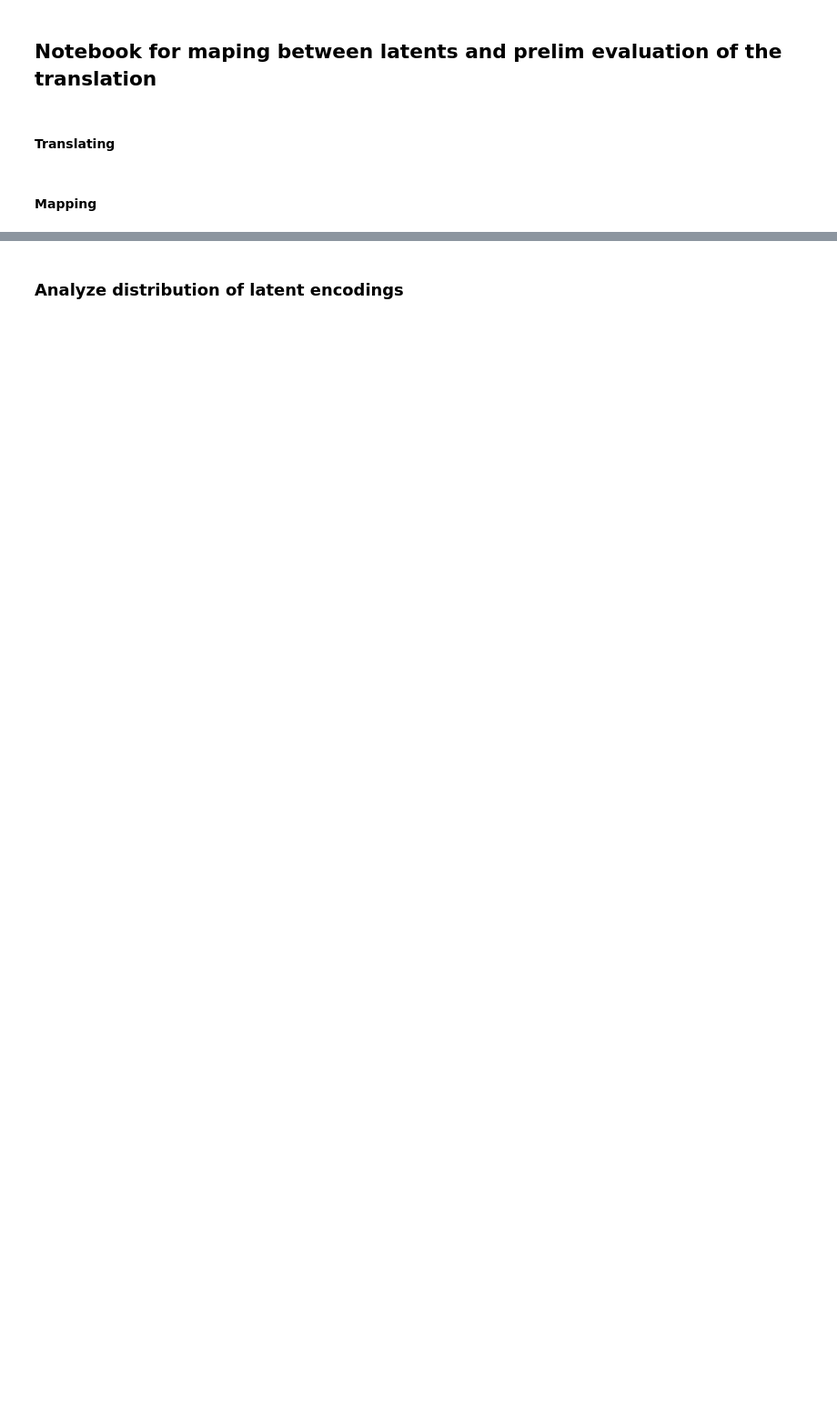
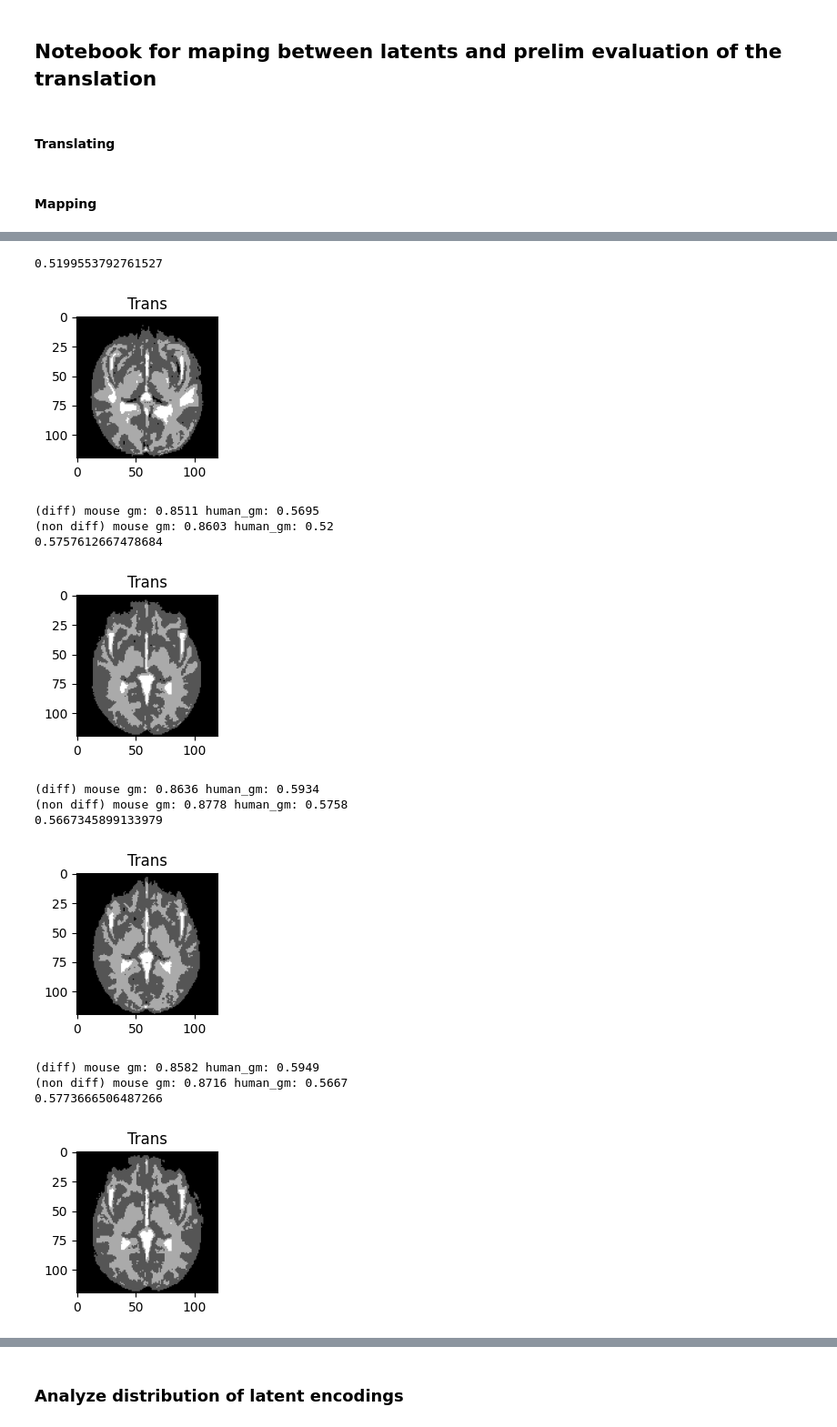
Before and after one commit to jessicabohm/UNIT, a Jupyter notebook: map_latents.ipynb, the cells around one changed output, grey strips where cells are left out. Shown at 91% size. Cells and saved outputs as stored; diff of their text form; code cells hidden in the pictures; blank space fills up the shorter version.

```diff
--- a/map_latents.ipynb
+++ b/map_latents.ipynb
@@ -362,0 +953,15 @@ plot_img(trans_map_img, slice_idx, "Trans (map) -s" + str(slice_idx))
+# %%
+# 2D
+import pickle
+# load pca and scaler
+with open("./pca/2d_pca_100_mouse.pkl", 'rb') as f:
+    pca_mouse = pickle.load(f)
+
+with open("./pca/2d_scaler_100_mouse.pkl", 'rb') as f:
+    scaler_mouse = pickle.load(f)
+
+with open("./pca/2d_pca_100_human.pkl", 'rb') as f:
+    pca_human = pickle.load(f)
+
+with open("./pca/2d_scaler_100_human.pkl", 'rb') as f:
+    scaler_human = pickle.load(f)
@@ -362,0 +1154,63 @@ plot_img(trans_map_img, slice_idx, "Trans (map) -s" + str(slice_idx))
+# %%
+mouse_ratios_means, mouse_ratios_stds = dataset.get_mouse_mean_and_std()
+folder = "./datasets/2d_larger/mouse_train/"
+paths = [folder + file_name for file_name in os.listdir(folder)]
+random.shuffle(np.array(paths))
+slice_idx = 60
+
+save_path = "./pca/trans_test/"
+
+os.makedirs(save_path, exist_ok=True)
+
+for path in paths[:10]:
+    mouse_img = sitk.ReadImage(path)
+    mouse_img_arr = sitk.GetArrayFromImage(mouse_img)
+    mouse_img_arr_flat = mouse_img_arr.flatten().reshape(1, -1)
+    mouse_img_arr_scaled = scaler_mouse.transform(mouse_img_arr_flat)
+    mouse_pca_encoding = pca_mouse.transform(mouse_img_arr_scaled)
+
+    # map
+    human_pca_encoding = model(torch.from_numpy(mouse_pca_encoding).cuda())
+
+    human_trans = pca_human.inverse_transform(human_pca_encoding.detach().cpu())
+    human_trans_unscale = scaler_human.inverse_transform(human_trans)
+    human_img_trans = np.clip(np.round(human_trans_unscale.reshape(mouse_img_arr.shape)), 0, 3)
+
+    print(np.sum(human_img_trans == 1) / np.sum(human_img_trans != 0))
+
+    plt.figure(figsize=(2,3))
+    plt.imshow(human_img_trans, cmap='gray')
+    plt.title("Trans")
+    plt.show()
+
+    gm_mouse = get_gm_diff(torch.from_numpy(mouse_img_arr))
+    gm_human = get_gm_diff(torch.from_numpy(human_trans_unscale))
+
+    gm_mouse_nd = get_gm_non_diff(torch.from_numpy(mouse_img_arr))
+    gm_human_nd = get_gm_non_diff(torch.from_numpy(human_trans_unscale))
+
+    mouse_gm_norm = (gm_mouse - mouse_ratios_means[0]) / (mouse_ratios_stds[0] + 1e-6)
+    human_gm_norm = (gm_human - human_ratios_means[0]) / (human_ratios_stds[0] + 1e-6)
+
+    print("(diff) mouse gm:", round(gm_mouse.item(), 4), "human_gm:", round(gm_human.item(), 4))
+    print("(non diff) mouse gm:", round(gm_mouse_nd.item(), 4), "human_gm:", round(gm_human_nd.item(), 4))
+
+    #trans_map_niffty = sitk.GetImageFromArray(human_img_trans)
+    #sitk.WriteImage(trans_map_niffty, save_path + path.split("/")[-1])
+
+# train takes ~7min
+# %% [output]
+0.5199553792761527
+[figure, added]
+(diff) mouse gm: 0.8511 human_gm: 0.5695
+(non diff) mouse gm: 0.8603 human_gm: 0.52
+0.5757612667478684
+[figure, added]
+(diff) mouse gm: 0.8636 human_gm: 0.5934
+(non diff) mouse gm: 0.8778 human_gm: 0.5758
+0.5667345899133979
+[figure, added]
+(diff) mouse gm: 0.8582 human_gm: 0.5949
+(non diff) mouse gm: 0.8716 human_gm: 0.5667
+0.5773666506487266
+[figure, added]
```
Also changed, not shown: parts of 22 cells of this notebook, 8 other files.
